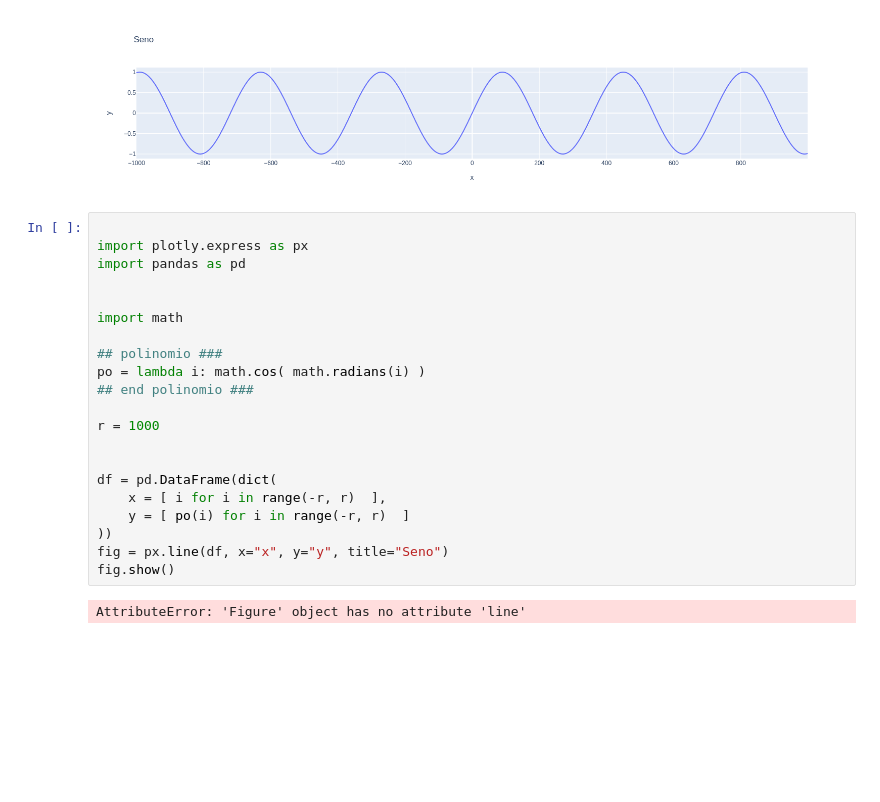
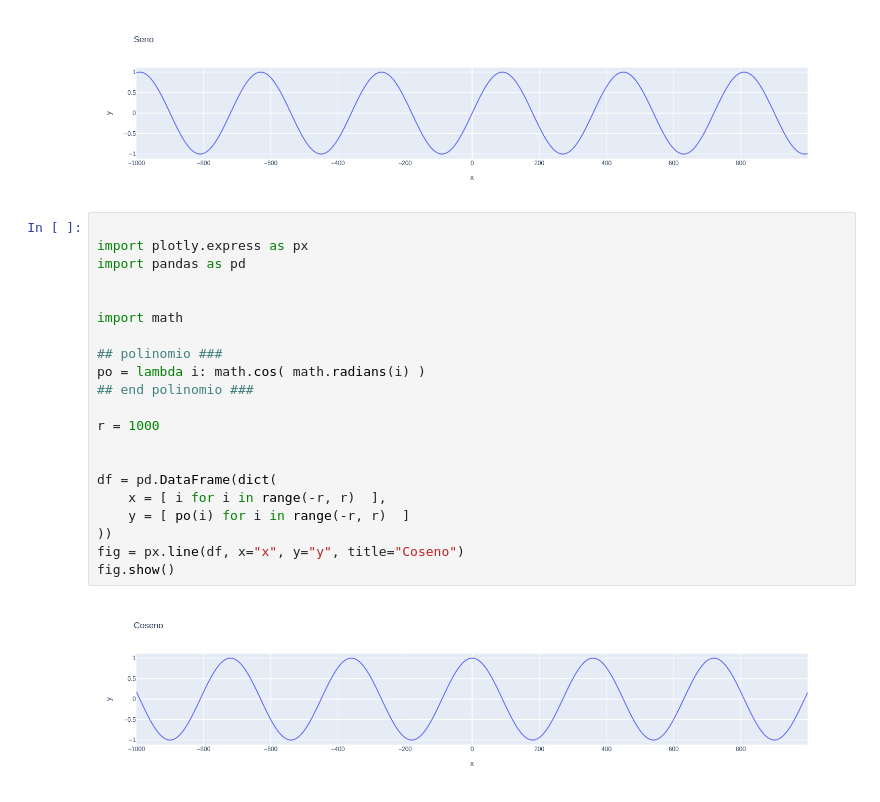
Before and after one commit to 87maxi/jupyter, a Jupyter notebook: note/python/trigonometria.ipynb, the cells around one changed output. Drawn from its saved outputs; the diff is of its cells as text; blank space fills up the shorter version.

```diff
--- a/note/python/trigonometria.ipynb
+++ b/note/python/trigonometria.ipynb
@@ -24,23 +24,23 @@ fig.show()
 # %%
 
 import plotly.express as px
 import pandas as pd
 
 
 import math
 
 ## polinomio ###
 po = lambda i: math.cos( math.radians(i) )
 ## end polinomio ###
 
 r = 1000
 
 
 df = pd.DataFrame(dict(
     x = [ i for i in range(-r, r)  ],
     y = [ po(i) for i in range(-r, r)  ]
 ))
-fig = px.line(df, x="x", y="y", title="Seno")
+fig = px.line(df, x="x", y="y", title="Coseno")
 fig.show()
 # %% [output]
-AttributeError: 'Figure' object has no attribute 'line'
+[figure, added]
```
